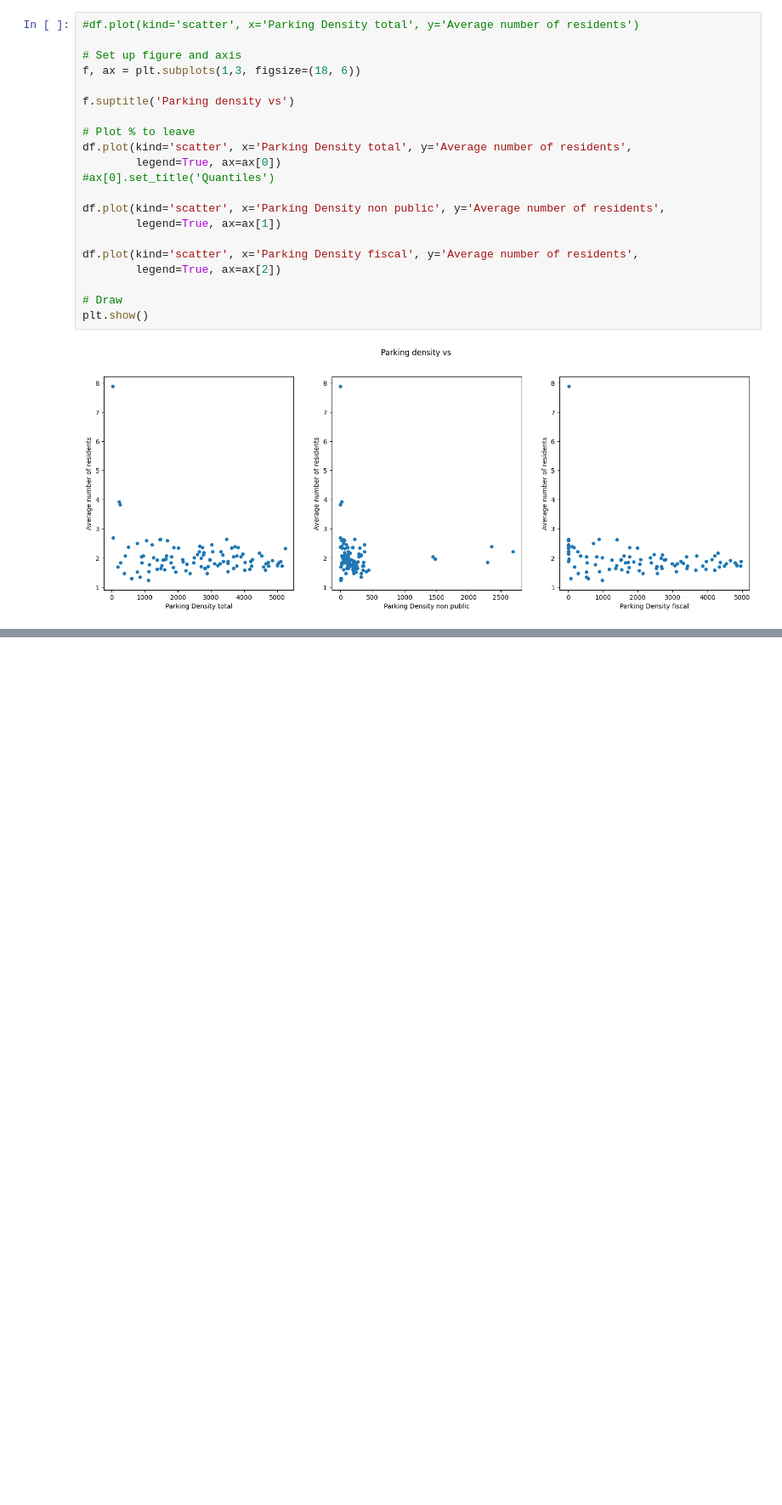
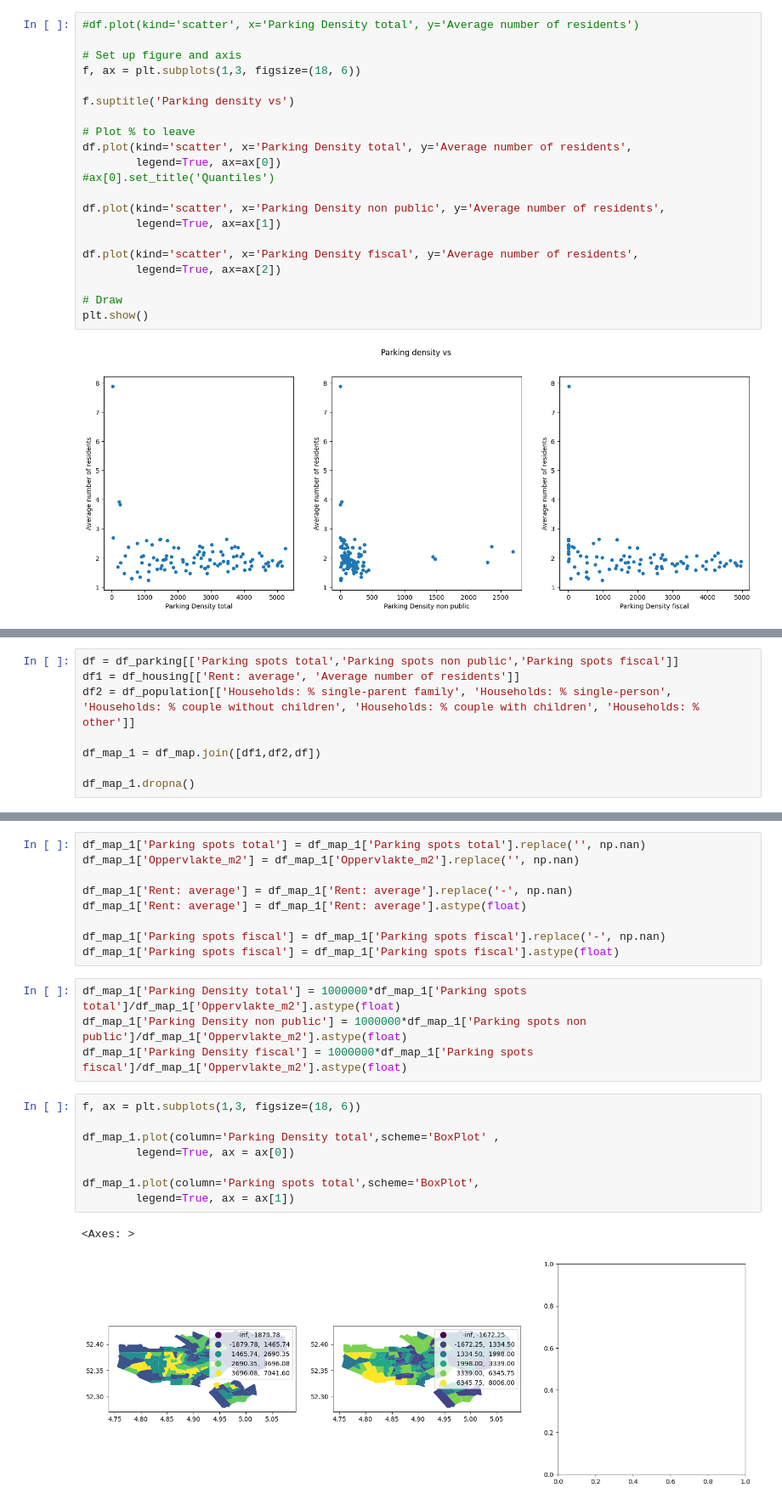
Before and after one commit to mannan272/data1, a Jupyter notebook: hackathon/team13.ipynb, the cells around one changed output, grey strips where cells are left out. Shown: that part at 85% size. Cells and saved outputs as stored; diff of their text form; blank space fills up the shorter version.

```diff
--- a/hackathon/team13.ipynb
+++ b/hackathon/team13.ipynb
@@ -190,0 +223,8 @@ plt.show()
+# %%
+df = df_parking[['Parking spots total','Parking spots non public','Parking spots fiscal']]
+df1 = df_housing[['Rent: average', 'Average number of residents']]
+df2 = df_population[['Households: % single-parent family', 'Households: % single-person', 'Households: % couple without children', 'Households: % couple with children', 'Households: % other']]
+
+df_map_1 = df_map.join([df1,df2,df])
+
+df_map_1.dropna()
@@ -190,0 +246,24 @@ plt.show()
+# %%
+df_map_1['Parking spots total'] = df_map_1['Parking spots total'].replace('', np.nan)
+df_map_1['Oppervlakte_m2'] = df_map_1['Oppervlakte_m2'].replace('', np.nan)
+
+df_map_1['Rent: average'] = df_map_1['Rent: average'].replace('-', np.nan)
+df_map_1['Rent: average'] = df_map_1['Rent: average'].astype(float)
+
+df_map_1['Parking spots fiscal'] = df_map_1['Parking spots fiscal'].replace('-', np.nan)
+df_map_1['Parking spots fiscal'] = df_map_1['Parking spots fiscal'].astype(float)
+# %%
+df_map_1['Parking Density total'] = 1000000*df_map_1['Parking spots total']/df_map_1['Oppervlakte_m2'].astype(float)
+df_map_1['Parking Density non public'] = 1000000*df_map_1['Parking spots non public']/df_map_1['Oppervlakte_m2'].astype(float)
+df_map_1['Parking Density fiscal'] = 1000000*df_map_1['Parking spots fiscal']/df_map_1['Oppervlakte_m2'].astype(float)
+# %%
+f, ax = plt.subplots(1,3, figsize=(18, 6))
+
+df_map_1.plot(column='Parking Density total',scheme='BoxPlot' ,
+        legend=True, ax = ax[0])
+
+df_map_1.plot(column='Parking spots total',scheme='BoxPlot',
+        legend=True, ax = ax[1])
+# %% [output]
+<Axes: >
+[figure, added]
```
Also changed, not shown: parts of 9 cells of this notebook, 1 other file.
